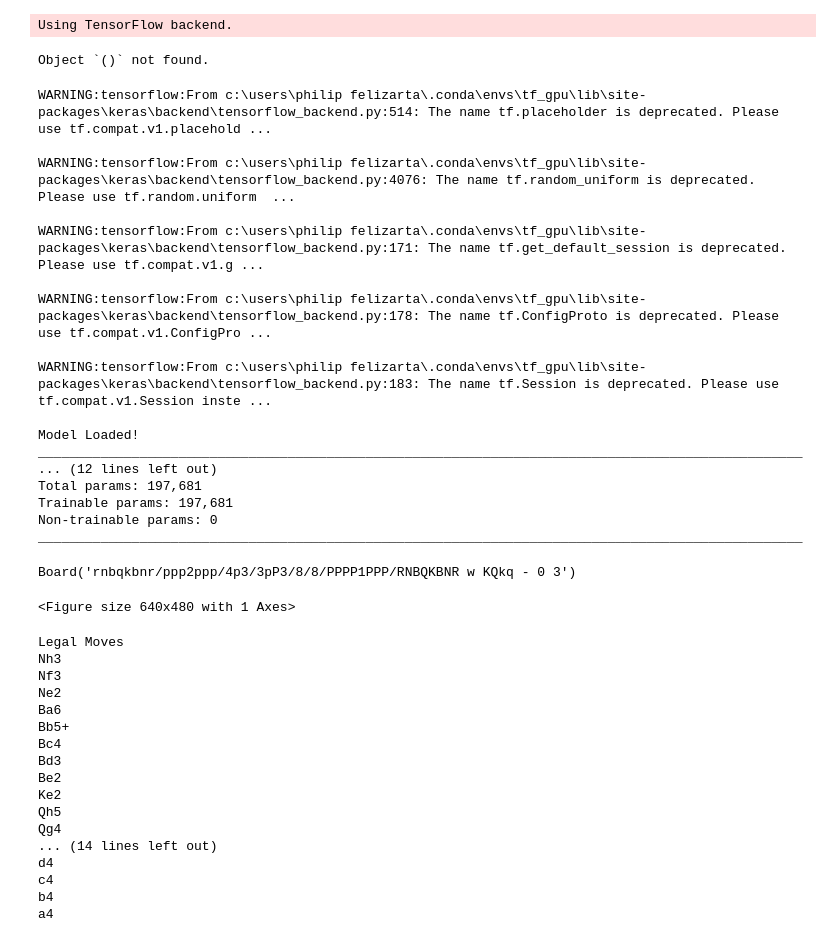
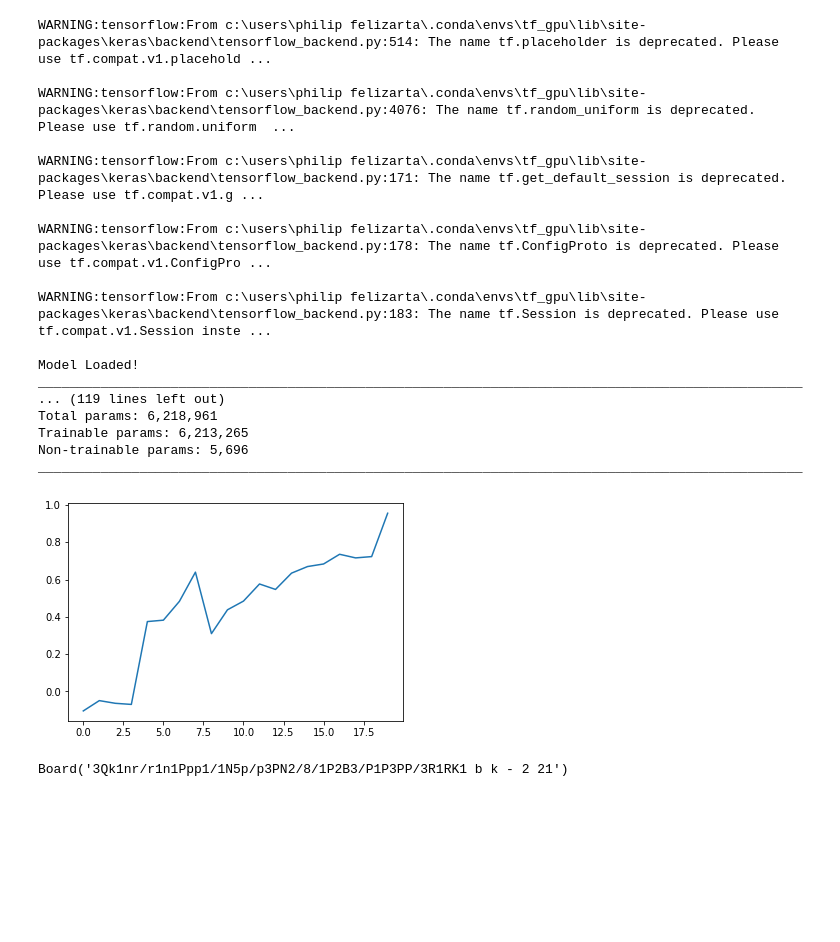
Before and after one commit to PhilipFelizarta/Basilisk, a Jupyter notebook: vsHuman.ipynb, the cells around one changed output. Drawn from its saved outputs; the diff is of its cells as text; code cells hidden in the pictures; blank space fills up the shorter version.

```diff
--- a/vsHuman.ipynb
+++ b/vsHuman.ipynb
@@ -7,7 +7,6 @@ import numpy as np
 import env
 
 import keras
-/?
 from keras.models import Model
 from keras.layers import Input, Add, Dense, Activation, ZeroPadding2D, BatchNormalization, Flatten, Conv2D, MaxPooling2D, AveragePooling2D, Concatenate, Dropout, AlphaDropout, Lambda
 from keras.layers import GlobalAveragePooling2D, Multiply, Permute, Reshape
@@ -33,12 +32,11 @@ def load_model(modelFile, weightFile, update=True): #load model from json and HD
     load_model.load_weights(weightFile)
     print("Model Loaded!")
     return load_model
-# %% [output]
-Using TensorFlow backend.
-Object `()` not found.
 # %%
-model = load_model("TinyBasilisk.json", "TinyBasilisk.h5", update=False)
-model.summary()
+m1 = load_model("TinyBasilisk.json", "TinyBasilisk.h5", update=False)
+m1.summary()
+m2 = load_model("Basilisk.json", "Basilisk.h5", update=False)
+m2.summary()
 # %% [output]
 WARNING:tensorflow:From c:\users\philip felizarta\.conda\envs\tf_gpu\lib\site-packages\keras\backend\tensorflow_backend.py:514: The name tf.placeholder is deprecated. Please use tf.compat.v1.placehold ...
 
@@ -52,10 +50,10 @@ WARNING:tensorflow:From c:\users\philip felizarta\.conda\envs\tf_gpu\lib\site-pa
 
 Model Loaded!
 __________________________________________________________________________________________________
-... (12 lines left out)
-Total params: 197,681
-Trainable params: 197,681
-Non-trainable params: 0
+... (119 lines left out)
+Total params: 6,218,961
+Trainable params: 6,213,265
+Non-trainable params: 5,696
 __________________________________________________________________________________________________
 # %%
 def human_move(board):
@@ -104,23 +102,10 @@ while not board.is_game_over():
 plt.plot(eval_graph)
 plt.show()
 display(board)
-# %% [output]
-Board('rnbqkbnr/ppp2ppp/4p3/3pP3/8/8/PPPP1PPP/RNBQKBNR w KQkq - 0 3')
-<Figure size 640x480 with 1 Axes>
-Legal Moves
-Nh3
-Nf3
-Ne2
-Ba6
-Bb5+
-Bc4
-Bd3
-Be2
-Ke2
-Qh5
-Qg4
-... (14 lines left out)
-d4
-c4
-b4
-a4
+# %%
+plt.plot(eval_graph)
+plt.show()
+display(board)
+# %% [output]
+[figure, added]
+Board('3Qk1nr/r1n1Ppp1/1N5p/p3PN2/8/1P2B3/P1P3PP/3R1RK1 b k - 2 21')
```
Also changed, not shown: 25 other files.
